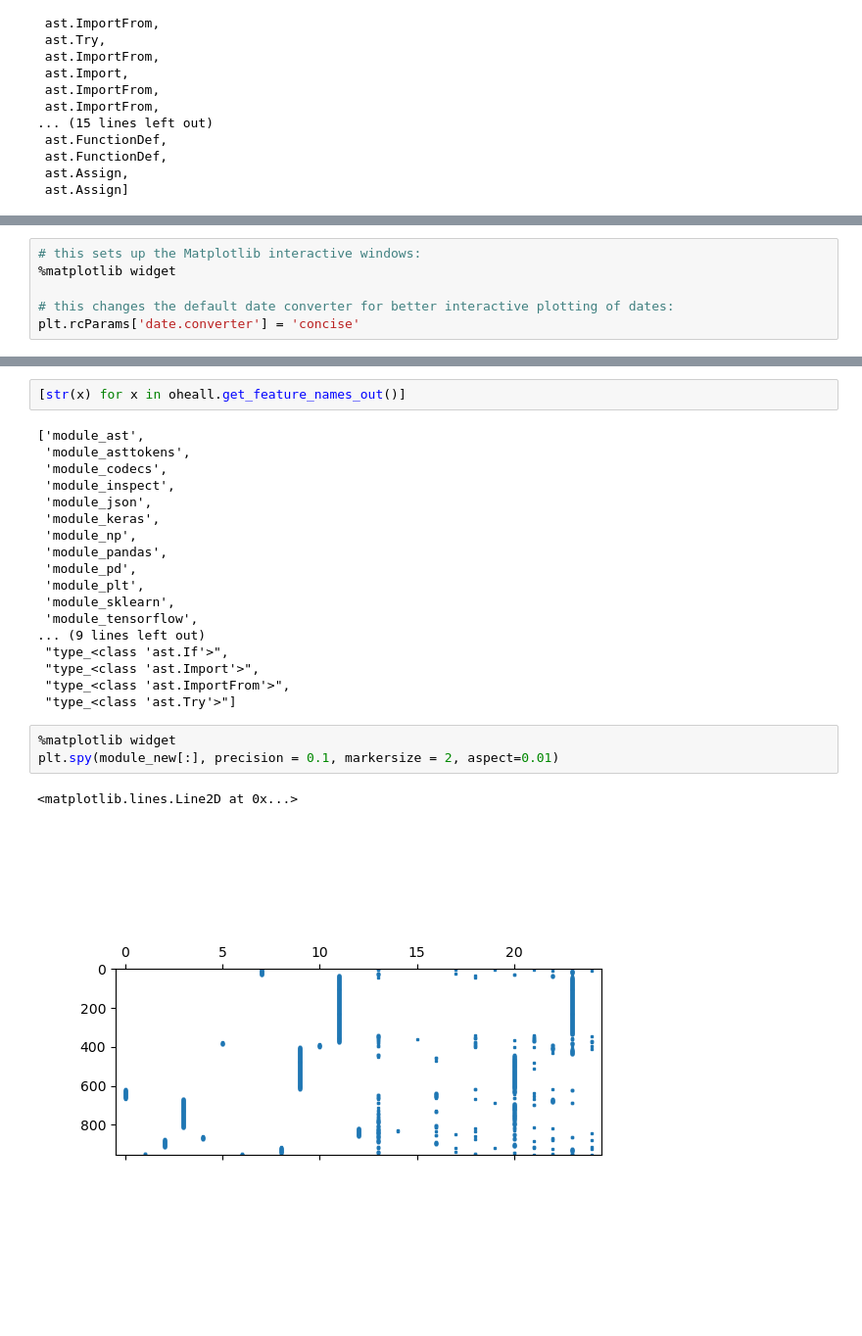
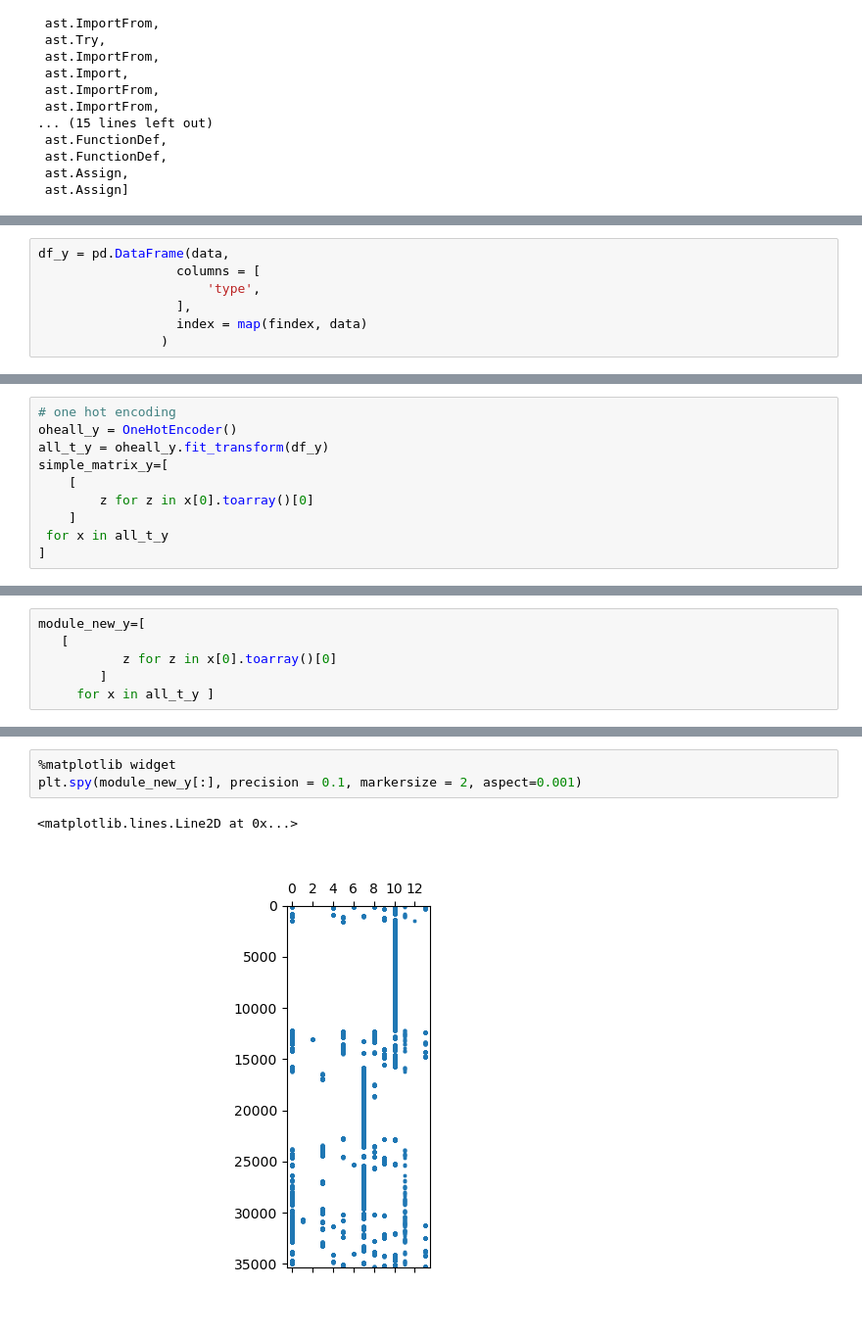
Before and after one commit to jmikedupont2/astdf, a Jupyter notebook: astdf.ipynb, the cells around one changed output, grey strips where cells are left out. Shown: that part at 98% size. Drawn from its saved outputs; the diff is of its cells as text.

```diff
--- a/astdf.ipynb
+++ b/astdf.ipynb
@@ -165,2 +181,9 @@ df2 = pd.DataFrame([ x for x in foo()],
+# %%
+df_y = pd.DataFrame(data,
+                  columns = [
+                      'type',
+                  ],
+                  index = map(findex, data)
+                )
 # %%
 # one hot encoding
@@ -169,6 +198,10 @@ all_t = oheall.fit_transform(df2)
-# %%
-# this sets up the Matplotlib interactive windows:
-%matplotlib widget
-
-# this changes the default date converter for better interactive plotting of dates:
-plt.rcParams['date.converter'] = 'concise'
+# %%
+# one hot encoding
+oheall_y = OneHotEncoder()
+all_t_y = oheall_y.fit_transform(df_y)
+simple_matrix_y=[
+    [
+        z for z in x[0].toarray()[0]
+    ]
+ for x in all_t_y
+]
@@ -187,2 +274,8 @@ plt.spy(simple_matrix,aspect=0.01)
+# %%
+module_new_y=[
+   [
+           z for z in x[0].toarray()[0]
+        ]
+     for x in all_t_y ]
 # %%
 %matplotlib widget
@@ -193,28 +286,8 @@ plt.spy(module_new, precision = 0.1, markersize = 2, aspect=0.01)
-# %%
-[str(x) for x in oheall.get_feature_names_out()]
-# %% [output]
-['module_ast',
- 'module_asttokens',
- 'module_codecs',
- 'module_inspect',
- 'module_json',
- 'module_keras',
- 'module_np',
- 'module_pandas',
- 'module_pd',
- 'module_plt',
- 'module_sklearn',
- 'module_tensorflow',
-... (9 lines left out)
- "type_<class 'ast.If'>",
- "type_<class 'ast.Import'>",
- "type_<class 'ast.ImportFrom'>",
- "type_<class 'ast.Try'>"]
 # %%
 %matplotlib widget
-plt.spy(module_new[:], precision = 0.1, markersize = 2, aspect=0.01)
+plt.spy(module_new_y[:], precision = 0.1, markersize = 2, aspect=0.001)
 # %% [output]
 <matplotlib.lines.Line2D at 0x...>
-[figure, old version]
+[figure, new version]
 # %%
 # the count of true for column 0
```
Also changed, not shown: parts of 26 cells of this notebook.
